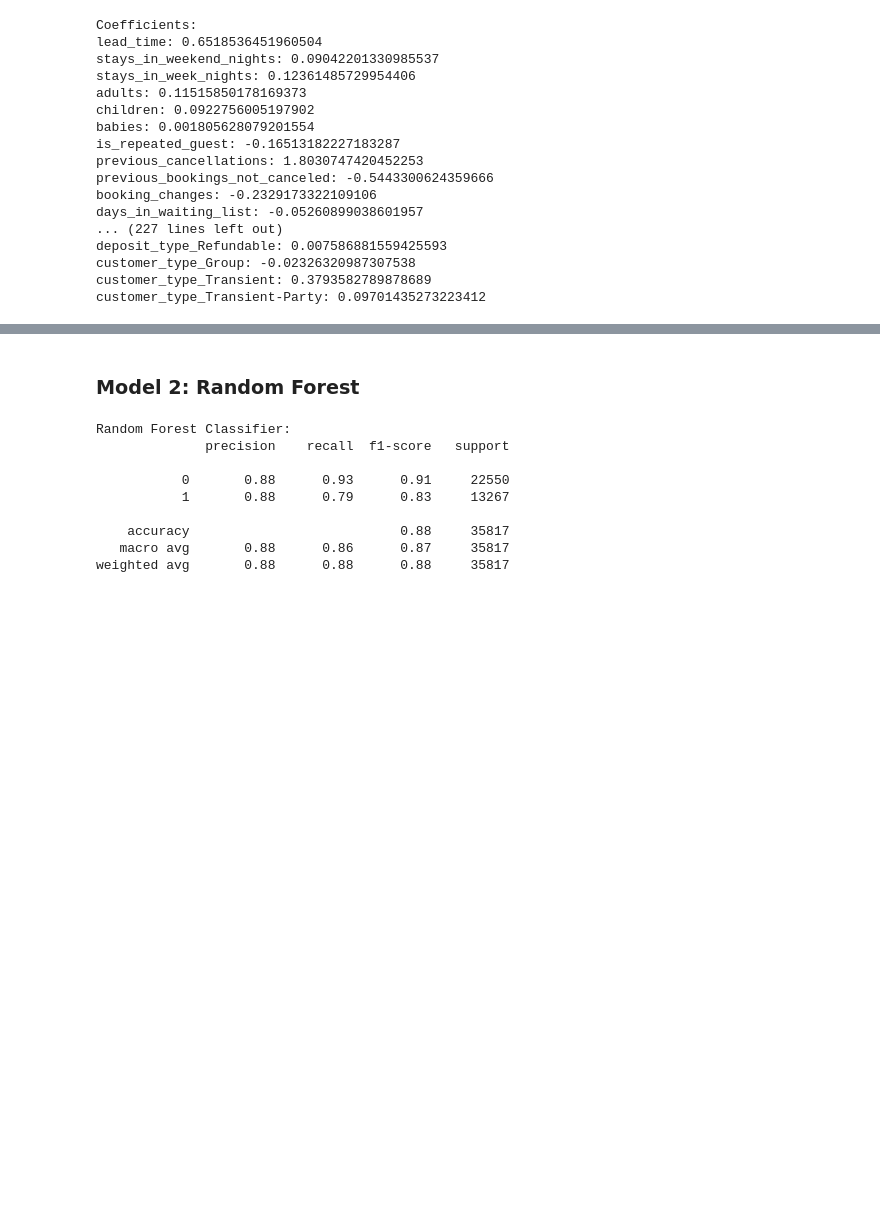
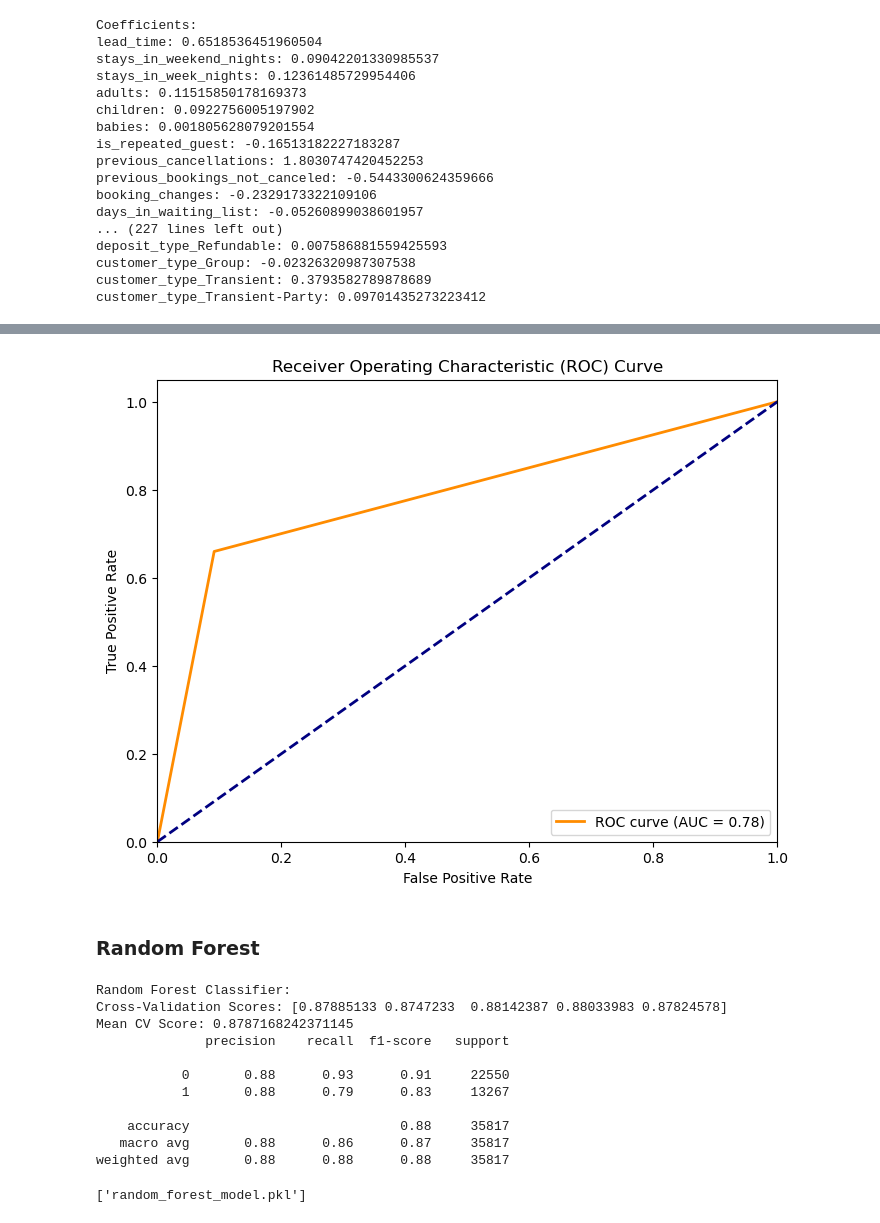
Before and after one commit to jiayuanye/hotel_cancellation, a Jupyter notebook: Hotel Cancellation Rate Prediction.ipynb, the cells around one changed output, grey strips where cells are left out. Drawn from its saved outputs; the diff is of its cells as text; code cells hidden in the pictures; blank space fills up the shorter version.

```diff
--- a/Hotel Cancellation Rate Prediction.ipynb
+++ b/Hotel Cancellation Rate Prediction.ipynb
@@ -184,12 +246,32 @@ weighted avg       0.82      0.82      0.81     35817
+# %%
+# Compute ROC curve and ROC area for each class
+fpr_rf, tpr_rf, _ = roc_curve(y_test, y_pred)
+roc_auc_rf = auc(fpr_rf, tpr_rf)
+
+# Plot ROC curve
+plt.figure(figsize=(8, 6))
+plt.plot(fpr_rf, tpr_rf, color='darkorange', lw=2, label=f'ROC curve (AUC = {roc_auc_rf:.2f})')
+plt.plot([0, 1], [0, 1], color='navy', lw=2, linestyle='--')
+plt.xlim([0.0, 1.0])
+plt.ylim([0.0, 1.05])
+plt.xlabel('False Positive Rate')
+plt.ylabel('True Positive Rate')
+plt.title('Receiver Operating Characteristic (ROC) Curve')
+plt.legend(loc='lower right')
+plt.show()
+# %% [output]
+[figure, added]
 # %% [markdown]
-### Model 2: Random Forest
+### Random Forest
 # %%
-from sklearn.ensemble import RandomForestClassifier
 
 # Initialize Random Forest Classifier
 rf_model = RandomForestClassifier(n_estimators=100, random_state=42)
 
-# Fit the Random Forest Classifier on the scaled training data
+# Perform cross-validation with 5 folds
+cv_scores = cross_val_score(rf_model, X_train_scaled, y_train, cv=5)
+
+# Fit the Random Forest Classifier on the entire training data
 rf_model.fit(X_train_scaled, y_train)
 
 # Predict on the test set
@@ -197,9 +279,13 @@ y_pred_rf = rf_model.predict(X_test_scaled)
 
 # Evaluate the Random Forest Classifier
 print("Random Forest Classifier:")
+print("Cross-Validation Scores:", cv_scores)
+print("Mean CV Score:", cv_scores.mean())
 print(classification_report(y_test, y_pred_rf))
 # %% [output]
 Random Forest Classifier:
+Cross-Validation Scores: [0.87885133 0.8747233  0.88142387 0.88033983 0.87824578]
+Mean CV Score: 0.8787168242371145
               precision    recall  f1-score   support
 
            0       0.88      0.93      0.91     22550
@@ -208,3 +294,8 @@ Random Forest Classifier:
     accuracy                           0.88     35817
    macro avg       0.88      0.86      0.87     35817
 weighted avg       0.88      0.88      0.88     35817
+# %%
+# Save the model to a file
+joblib.dump(rf_model, "random_forest_model.pkl")
+# %% [output]
+['random_forest_model.pkl']
```
Also changed, not shown: parts of 13 cells of this notebook, 2 other files.
